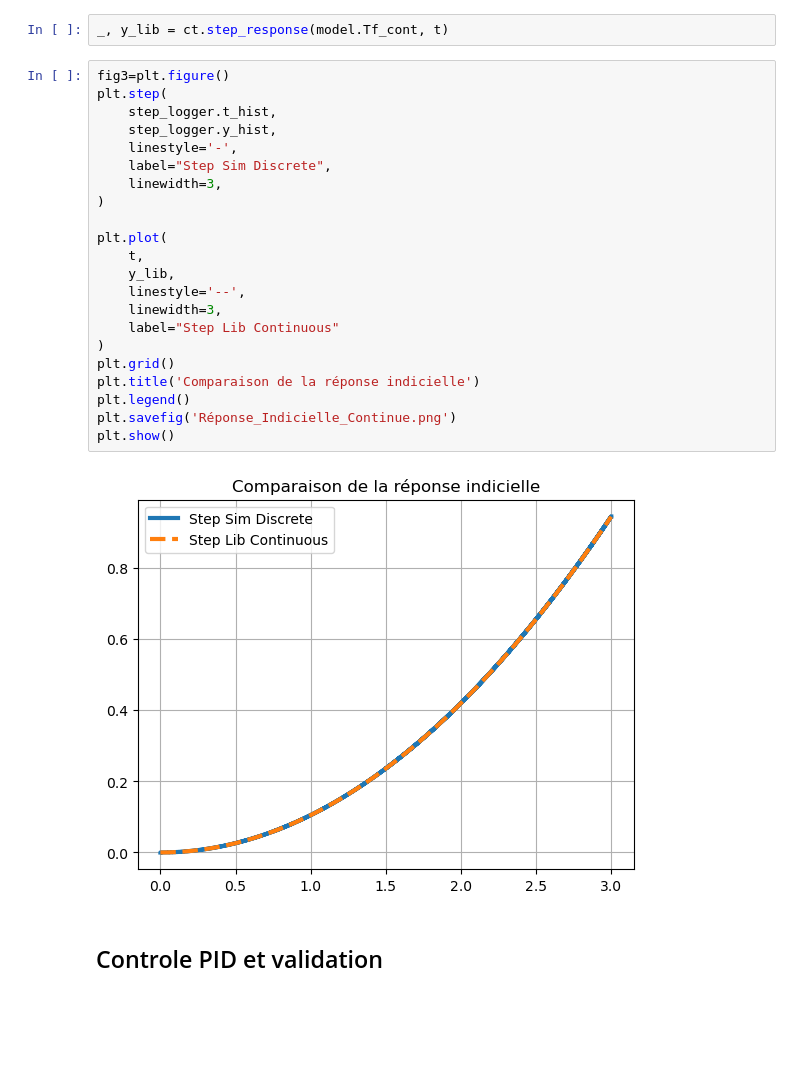
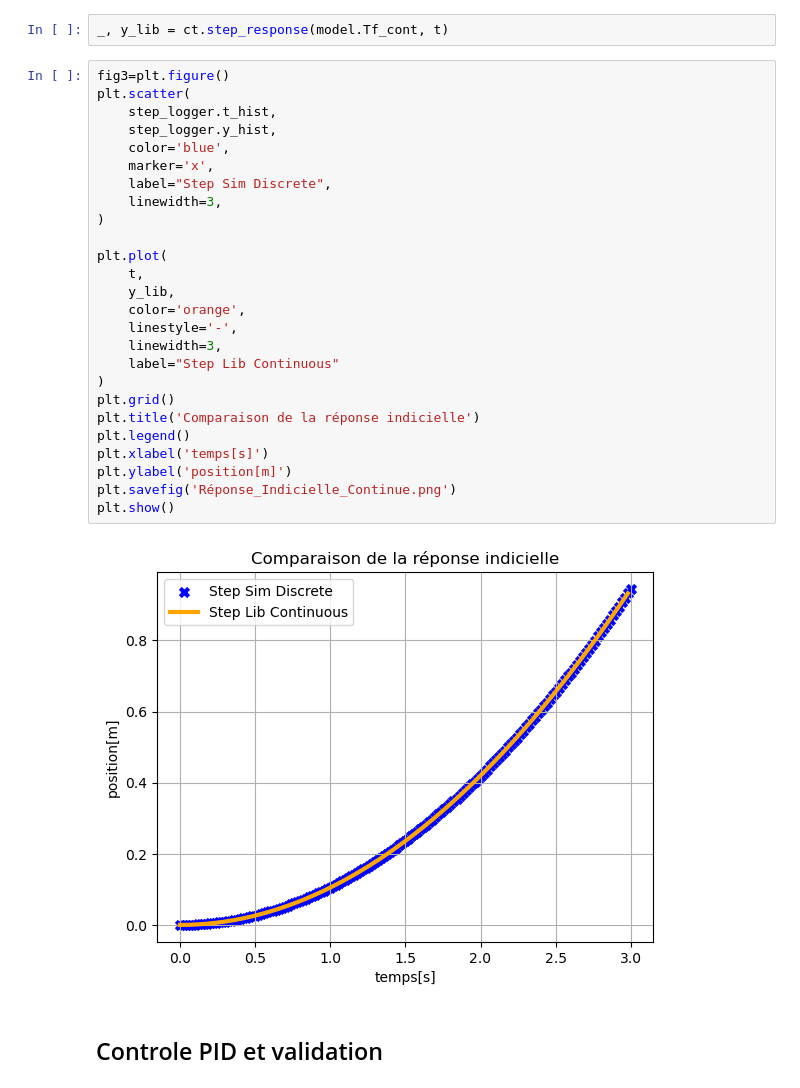
Before and after one commit to Bababoey123/PythonDiscreteControl, a Jupyter notebook: PythonDiscreteLib.ipynb, the cells around one changed output. Saved outputs shown, nothing was run; the diff lists cells and outputs as text; blank space fills up the shorter version.

```diff
--- a/PythonDiscreteLib.ipynb
+++ b/PythonDiscreteLib.ipynb
@@ -79,28 +83,32 @@ _, y_lib = ct.step_response(model.Tf_dis, t)
 _, y_lib = ct.step_response(model.Tf_cont, t)
 # %%
 fig3=plt.figure()
-plt.step(
+plt.scatter(
     step_logger.t_hist,
     step_logger.y_hist,
-    linestyle='-',
+    color='blue',
+    marker='x',
     label="Step Sim Discrete",
     linewidth=3,
 )
 
 plt.plot(
     t,
     y_lib,
-    linestyle='--',
+    color='orange',
+    linestyle='-',
     linewidth=3,
     label="Step Lib Continuous"
 )
 plt.grid()
 plt.title('Comparaison de la réponse indicielle')
 plt.legend()
+plt.xlabel('temps[s]')
+plt.ylabel('position[m]')
 plt.savefig('Réponse_Indicielle_Continue.png')
 plt.show()
 # %% [output]
-[figure, old version]
+[figure, new version]
 # %% [markdown]
 ## Controle PID et validation
 # %% [markdown]
```
Also changed, not shown: parts of 11 cells of this notebook, 8 other files.
